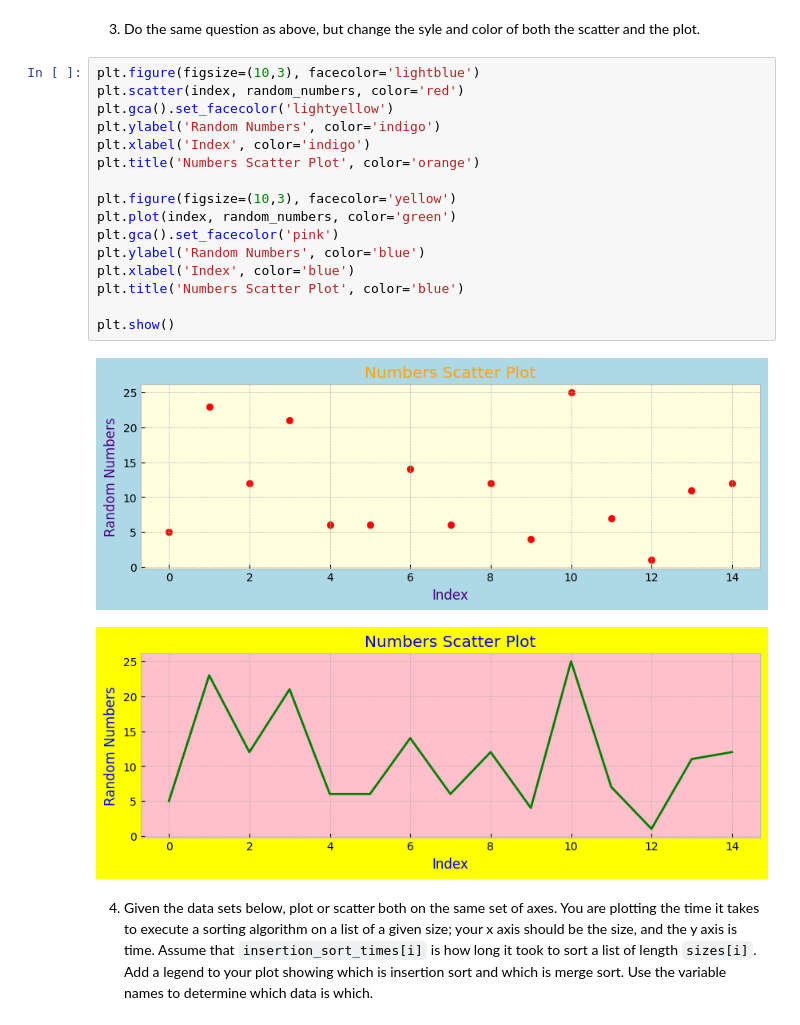
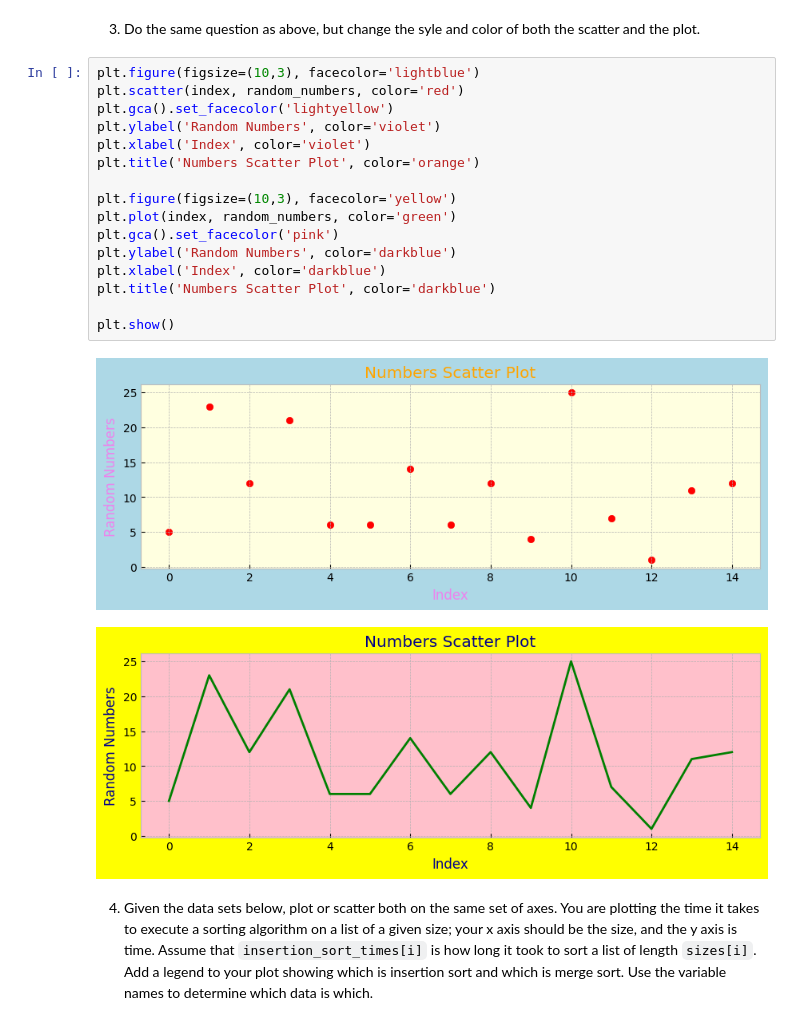
Before and after one commit to curt2023/pyplot, a Jupyter notebook: pyplot.ipynb, the cells around one changed output. Saved outputs shown, nothing was run; the diff lists cells and outputs as text.

```diff
--- a/pyplot.ipynb
+++ b/pyplot.ipynb
@@ -98,22 +98,22 @@ plt.show()
 # %%
 plt.figure(figsize=(10,3), facecolor='lightblue')
 plt.scatter(index, random_numbers, color='red')
 plt.gca().set_facecolor('lightyellow')
-plt.ylabel('Random Numbers', color='indigo')
-plt.xlabel('Index', color='indigo')
+plt.ylabel('Random Numbers', color='violet')
+plt.xlabel('Index', color='violet')
 plt.title('Numbers Scatter Plot', color='orange')
 
 plt.figure(figsize=(10,3), facecolor='yellow')
 plt.plot(index, random_numbers, color='green')
 plt.gca().set_facecolor('pink')
-plt.ylabel('Random Numbers', color='blue')
-plt.xlabel('Index', color='blue')
-plt.title('Numbers Scatter Plot', color='blue')
+plt.ylabel('Random Numbers', color='darkblue')
+plt.xlabel('Index', color='darkblue')
+plt.title('Numbers Scatter Plot', color='darkblue')
 
 plt.show()
 # %% [output]
-[figure, old version]
+[figure, new version]
-[figure, old version]
+[figure, new version]
 # %% [markdown]
 4. Given the data sets below, plot or scatter both on the same set of axes.  You are plotting the time it takes to execute a sorting algorithm on a list of a given size; your x axis should be the size, and the y axis is time.  Assume that `insertion_sort_times[i]` is how long it took to sort a list of length `sizes[i]`.  Add a legend to your plot showing which is insertion sort and which is merge sort.  Use the variable names to determine which data is which.
 # %%
```
